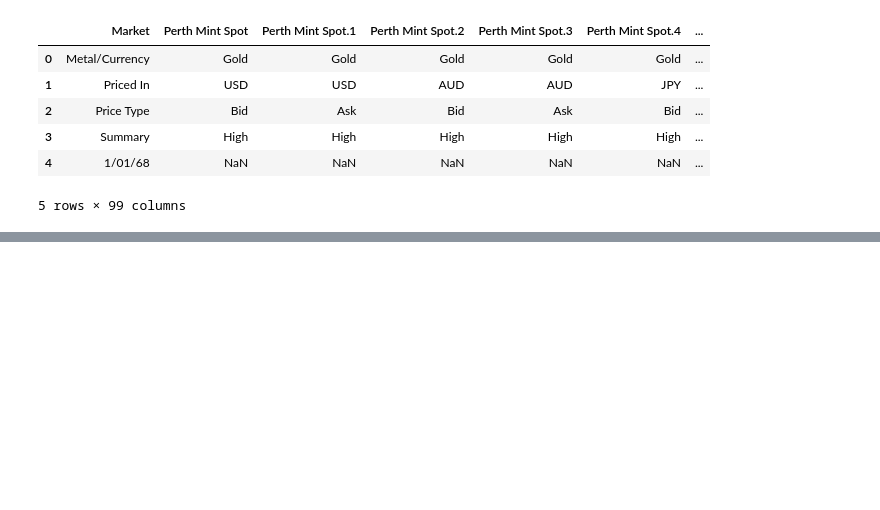
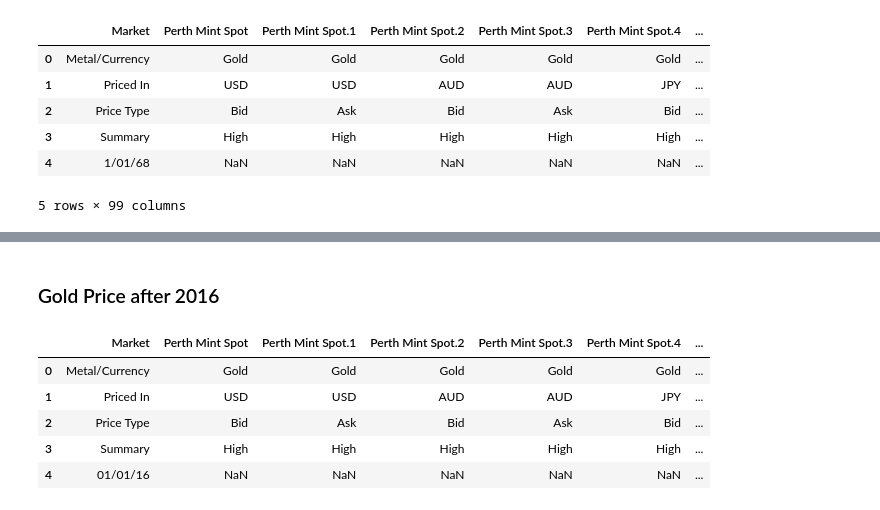
Before and after one commit to Johnnywang1899/Data-Analytics-Boot-Camp---Final-Project, a Jupyter notebook: Datasets/Jesse_Data_Cleaning.ipynb, the cells around one changed output, grey strips where cells are left out. Drawn from its saved outputs; the diff is of its cells as text; code cells hidden in the pictures; blank space fills up the shorter version.

Commit message:
clean data 3

```diff
--- a/Datasets/Jesse_Data_Cleaning.ipynb
+++ b/Datasets/Jesse_Data_Cleaning.ipynb
@@ -274,0 +265,13 @@ gold_df_by_month
+# %% [markdown]
+### Gold Price after 2016
+# %%
+data_link = r"D:\UofT\Data Analytics Boot Camp\Final Project\GitFolder\Data-Analytics-Boot-Camp---Final-Project\Datasets\gold-Current.csv"
+gold_df_current = pd.read_csv(data_link, infer_datetime_format=False)
+gold_df_current.head()
+# %% [output]
+|  | Market | Perth Mint Spot | Perth Mint Spot.1 | Perth Mint Spot.2 | Perth Mint Spot.3 | Perth Mint Spot.4 | ... |
+| 0 | Metal/Currency | Gold | Gold | Gold | Gold | Gold | ... |
+| 1 | Priced In | USD | USD | AUD | AUD | JPY | ... |
+| 2 | Price Type | Bid | Ask | Bid | Ask | Bid | ... |
+| 3 | Summary | High | High | High | High | High | ... |
+| 4 | 01/01/16 | NaN | NaN | NaN | NaN | NaN | ... |
```
Also changed, not shown: parts of 16 cells of this notebook, 1 other file.
